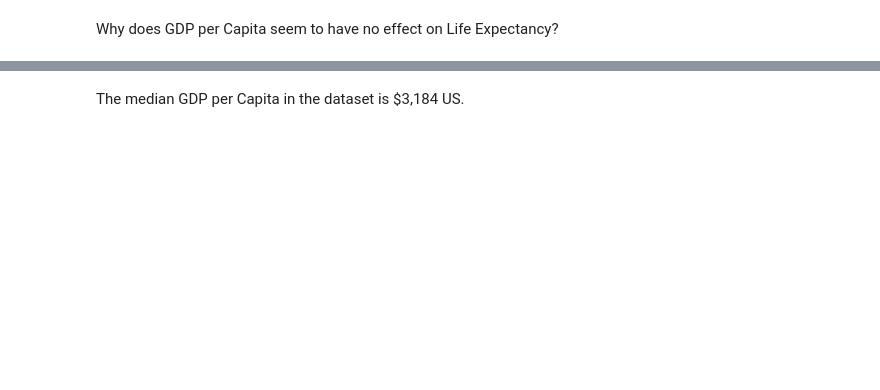
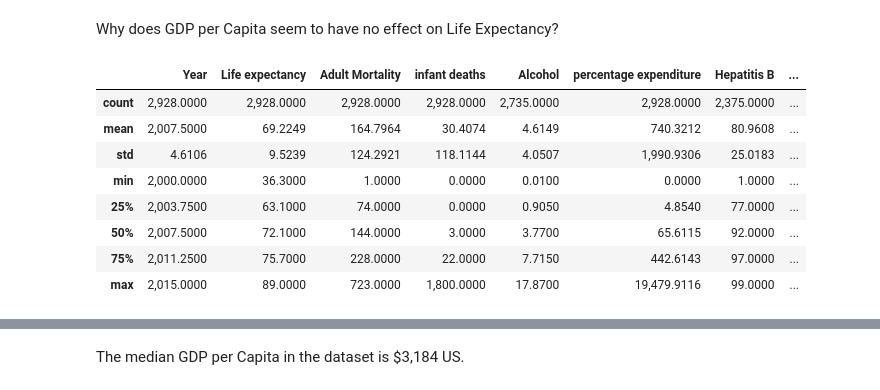
Before and after one commit to coding-dojo-data-science/data-viz-model-insights-codealongs-life-expectancy, a Jupyter notebook: Solutions/SOLUTIONS-Wk1-L01-CodeAlong-Life Expectancy.ipynb, the cells around one changed output, grey strips where cells are left out. Saved outputs shown, nothing was run; the diff lists cells and outputs as text; code cells hidden in the pictures; blank space fills up the shorter version.

```diff
--- a/Solutions/SOLUTIONS-Wk1-L01-CodeAlong-Life Expectancy.ipynb
+++ b/Solutions/SOLUTIONS-Wk1-L01-CodeAlong-Life Expectancy.ipynb
@@ -444,5 +476,17 @@ dtype: float64
 # %% [markdown]
 Why does GDP per Capita seem to have no effect on Life Expectancy?
+# %%
+df.describe()
+# %% [output]
+|  | Year | Life expectancy | Adult Mortality | infant deaths | Alcohol | percentage expenditure | Hepatitis B | ... |
+| count | 2,928.0000 | 2,928.0000 | 2,928.0000 | 2,928.0000 | 2,735.0000 | 2,928.0000 | 2,375.0000 | ... |
+| mean | 2,007.5000 | 69.2249 | 164.7964 | 30.4074 | 4.6149 | 740.3212 | 80.9608 | ... |
+| std | 4.6106 | 9.5239 | 124.2921 | 118.1144 | 4.0507 | 1,990.9306 | 25.0183 | ... |
+| min | 2,000.0000 | 36.3000 | 1.0000 | 0.0000 | 0.0100 | 0.0000 | 1.0000 | ... |
+| 25% | 2,003.7500 | 63.1000 | 74.0000 | 0.0000 | 0.9050 | 4.8540 | 77.0000 | ... |
+| 50% | 2,007.5000 | 72.1000 | 144.0000 | 3.0000 | 3.7700 | 65.6115 | 92.0000 | ... |
+| 75% | 2,011.2500 | 75.7000 | 228.0000 | 22.0000 | 7.7150 | 442.6143 | 97.0000 | ... |
+| max | 2,015.0000 | 89.0000 | 723.0000 | 1,800.0000 | 17.8700 | 19,479.9116 | 99.0000 | ... |
 # %%
 # Median GDP
 gdp_med = df['GDP'].median()
```
Also changed, not shown: parts of 24 cells of this notebook, 1 other file.
